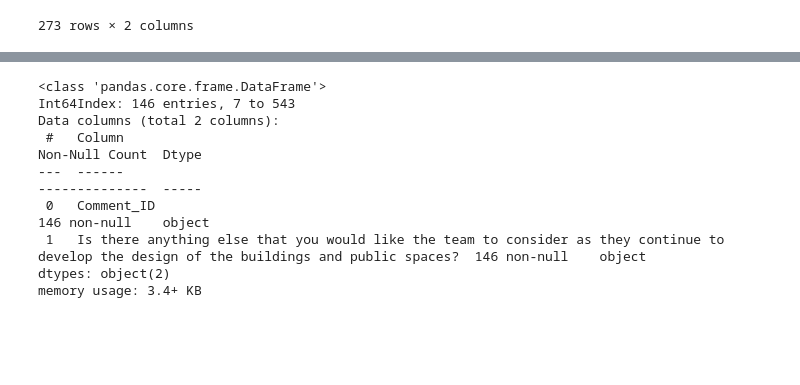
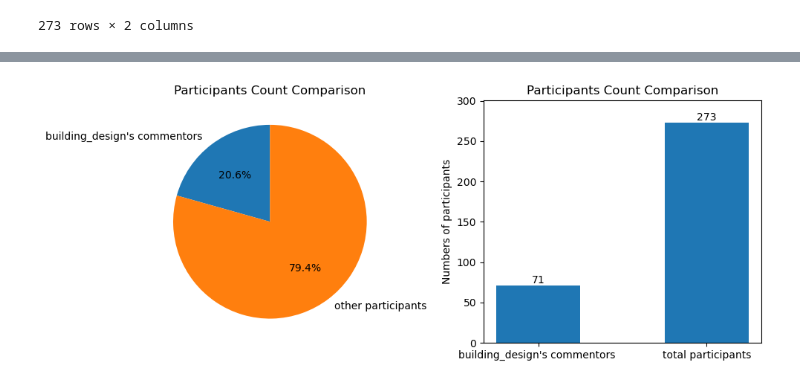
Before and after one commit to judytruchuynh/ConterContext, a Jupyter notebook: text_analysis.ipynb, the cells around one changed output, grey strips where cells are left out. Saved outputs shown, nothing was run; the diff lists cells and outputs as text; code cells hidden in the pictures; blank space fills up the shorter version.

```diff
--- a/text_analysis.ipynb
+++ b/text_analysis.ipynb
@@ -250,15 +191,7 @@ recommendations_building_design
+# %%
+plot_observation_count(new_df_building_design, df_1, "building_design's commentors ")
+# %% [output]
+[figure, added]
 # %%
 new_df_heritage_culture = new_df[new_df['Is there anything else that you would like the team to consider as they continue to develop the design of the buildings and public spaces?'].str.contains('Heritage|Culture|tradition|legacy|historical|importance|ancestral|customs|modern|stone|community|space|art|music|Yorkshire', case=False)]
 #new_df_heritage_culture
-# %%
-new_df_heritage_culture.info()
-# %% [output]
-<class 'pandas.core.frame.DataFrame'>
-Int64Index: 146 entries, 7 to 543
-Data columns (total 2 columns):
- #   Column                                                                                                                                      Non-Null Count  Dtype
----  ------                                                                                                                                      --------------  -----
- 0   Comment_ID                                                                                                                                  146 non-null    object
- 1   Is there anything else that you would like the team to consider as they continue to develop the design of the buildings and public spaces?  146 non-null    object
-dtypes: object(2)
-memory usage: 3.4+ KB
```
Also changed, not shown: parts of 66 cells of this notebook, 2 other files.
